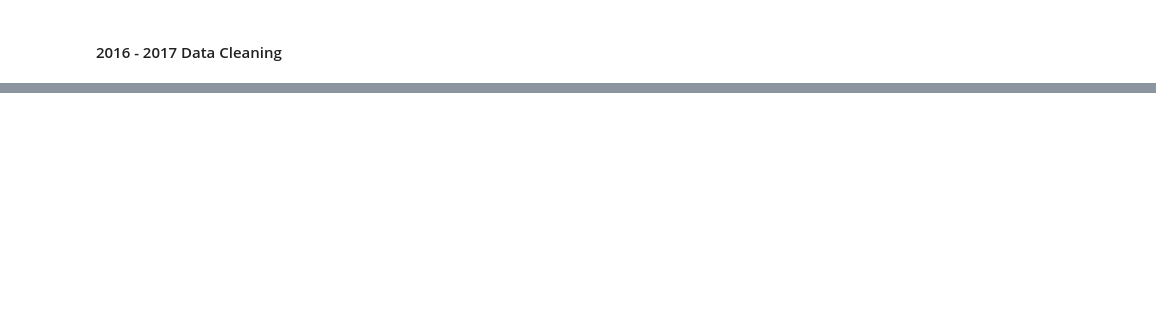
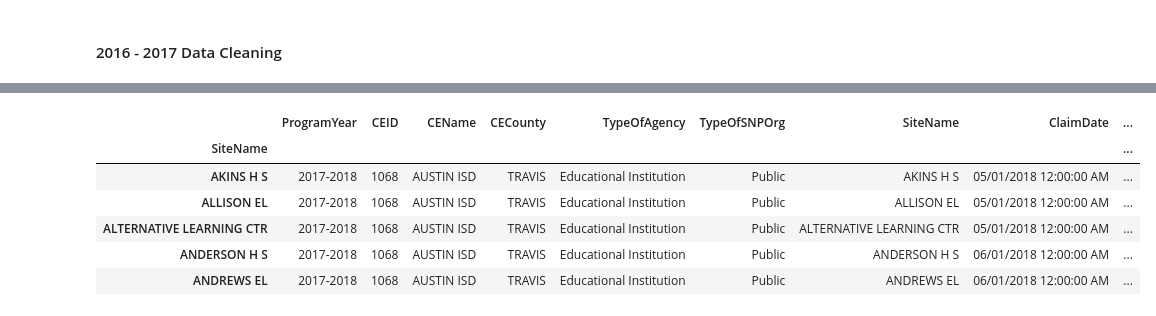
Before and after one commit to tpohl535/project_one_yellow_ninjas, a Jupyter notebook: Schools/Free and Reduced Meals/schoolmeals_data_cleaning.ipynb, the cells around one changed output, grey strips where cells are left out. Saved outputs shown, nothing was run; the diff lists cells and outputs as text; code cells hidden in the pictures; blank space fills up the shorter version.

```diff
--- a/Schools/Free and Reduced Meals/schoolmeals_data_cleaning.ipynb
+++ b/Schools/Free and Reduced Meals/schoolmeals_data_cleaning.ipynb
@@ -286,0 +338,9 @@ eligibility_by_school_16_17.to_csv(out_path_2, index=False)
+# %%
+#drop all columns not needed for analysis (only need quantity of students and quantity that qualifies for free or reduced lunch)
+df_3.drop(columns=["ReportType", "CountyDistrictCode", "ESC", "TDARegion", "SiteID", "SiteCounty", "BreakfastDays", "BreakfastTotal",
+                   "BreakfastADP", "BreakfastServedFree", "BreakfastServedReduced", "BreakfastServedPaid",
+                   "LunchDays", "LunchTotal", "LunchADP", "LunchServedFree", "LunchServedReduced",
+                   "LunchServedPaid", "SnackDays", "SnackTotal", "SnackADP", "SnackServedFree",
+                  "SnackServedReduced", "SnackServedPaid", "MilkDays", "Milktotal", "MilkADP",
+                  "MilkServedFree", "MilkServedReduced", "MilkServedPaid", "BreakfastReimbursement",
+                  "LunchReimbursement", "SnackReimbursement", "MilkReimbursement"], inplace=True)
@@ -286,0 +349,6 @@ eligibility_by_school_16_17.to_csv(out_path_2, index=False)
+# %%
+#create series of rows for schools only in Travis county
+travis_co_3 = df_3.loc[df_3["CECounty"] == "TRAVIS"]
+
+#count the number of districts to match up with ethnicity data for consistency
+travis_co_3["CEName"].nunique()
@@ -286,0 +376,4 @@ eligibility_by_school_16_17.to_csv(out_path_2, index=False)
+# %%
+#replace commas with "" to fix unable to parse string error
+travis_co_3 = travis_co_3.replace(',','', regex=True)
+travis_co_3.head()
@@ -286,0 +388,6 @@ eligibility_by_school_16_17.to_csv(out_path_2, index=False)
+# %%
+#change datatypes for quantity and reimbursement columns before perfoming calculations
+travis_co_3[["EnrollmentQty", "FreeEligibleQty", "PaidEligibleQty", "TotalReimbursement"]] = travis_co_3[["EnrollmentQty", "FreeEligibleQty", "PaidEligibleQty", "TotalReimbursement"]].apply(pd.to_numeric)
+
+#check datatypes
+travis_co_3.dtypes
@@ -286,0 +410,26 @@ eligibility_by_school_16_17.to_csv(out_path_2, index=False)
+# %%
+#calcuate enrollment, free qty, reduced qty, paid qty, and total reiumbursement for each school for the entire school year
+eligibility_by_school_17_18 = travis_co_3.groupby(["SiteName"]).agg({"ProgramYear": "first",
+                                      "CEID": "first",
+                                      "CEName": "first",
+                                      "CECounty": "first",
+                                      "TypeOfAgency": "first",
+                                      "TypeOfSNPOrg": "first",
+                                      "SiteName": "first",
+                                      "ClaimDate": "last",
+                                      "EnrollmentQty": "mean",
+                                      "FreeEligibleQty": "mean",
+                                      "ReducedEligibleQty": "mean",
+                                      "PaidEligibleQty": "mean",
+                                      "TotalReimbursement": "sum",
+                                      })
+
+eligibility_by_school_17_18.head()
+# %% [output]
+|  | ProgramYear | CEID | CEName | CECounty | TypeOfAgency | TypeOfSNPOrg | SiteName | ClaimDate | ... |
+| SiteName |  |  |  |  |  |  |  |  | ... |
+| AKINS H S | 2017-2018 | 1068 | AUSTIN ISD | TRAVIS | Educational Institution | Public | AKINS H S | 05/01/2018 12:00:00 AM | ... |
+| ALLISON EL | 2017-2018 | 1068 | AUSTIN ISD | TRAVIS | Educational Institution | Public | ALLISON EL | 05/01/2018 12:00:00 AM | ... |
+| ALTERNATIVE LEARNING CTR | 2017-2018 | 1068 | AUSTIN ISD | TRAVIS | Educational Institution | Public | ALTERNATIVE LEARNING CTR | 05/01/2018 12:00:00 AM | ... |
+| ANDERSON H S | 2017-2018 | 1068 | AUSTIN ISD | TRAVIS | Educational Institution | Public | ANDERSON H S | 06/01/2018 12:00:00 AM | ... |
+| ANDREWS EL | 2017-2018 | 1068 | AUSTIN ISD | TRAVIS | Educational Institution | Public | ANDREWS EL | 06/01/2018 12:00:00 AM | ... |
```
Also changed, not shown: parts of 15 cells of this notebook, 3 other files.
